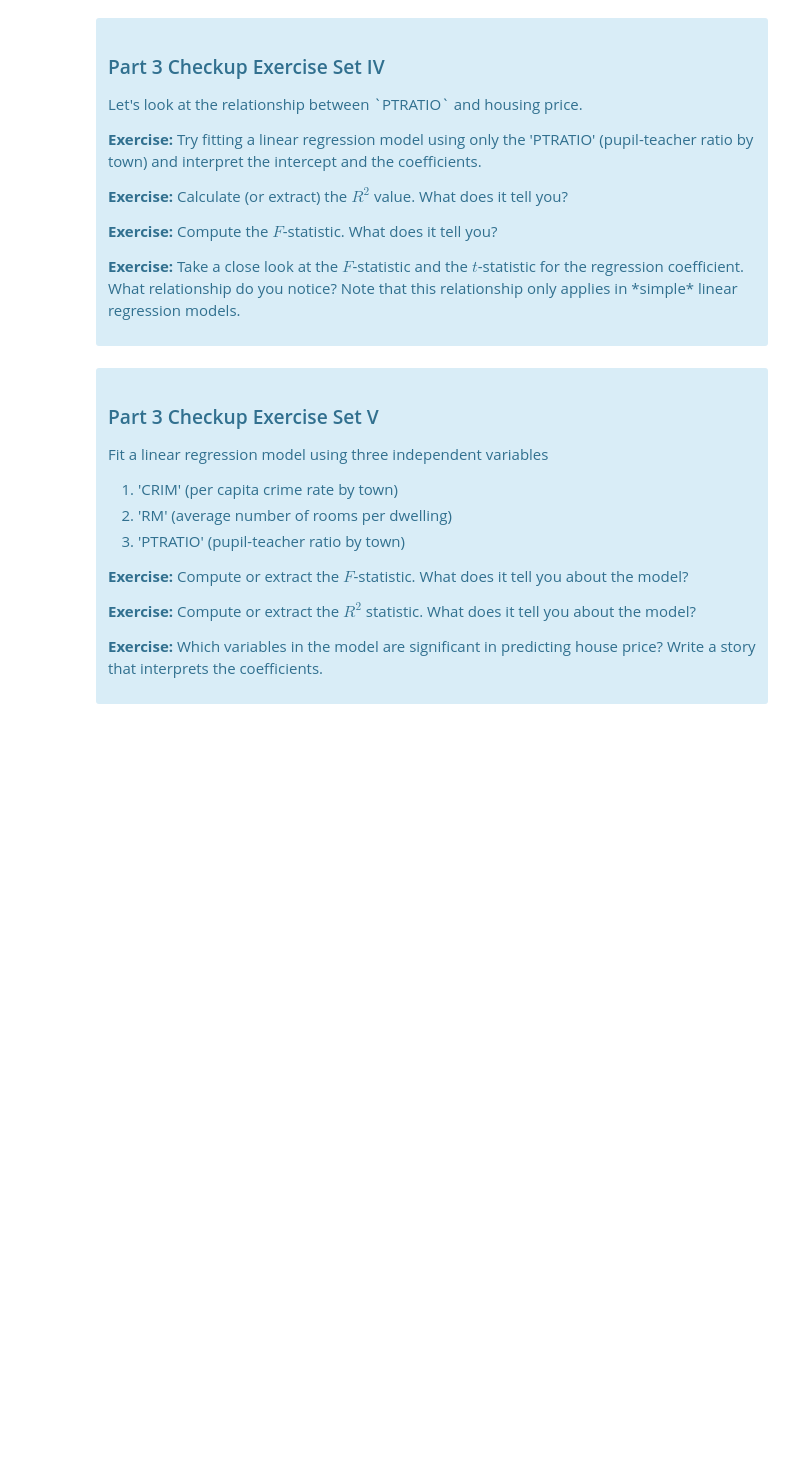
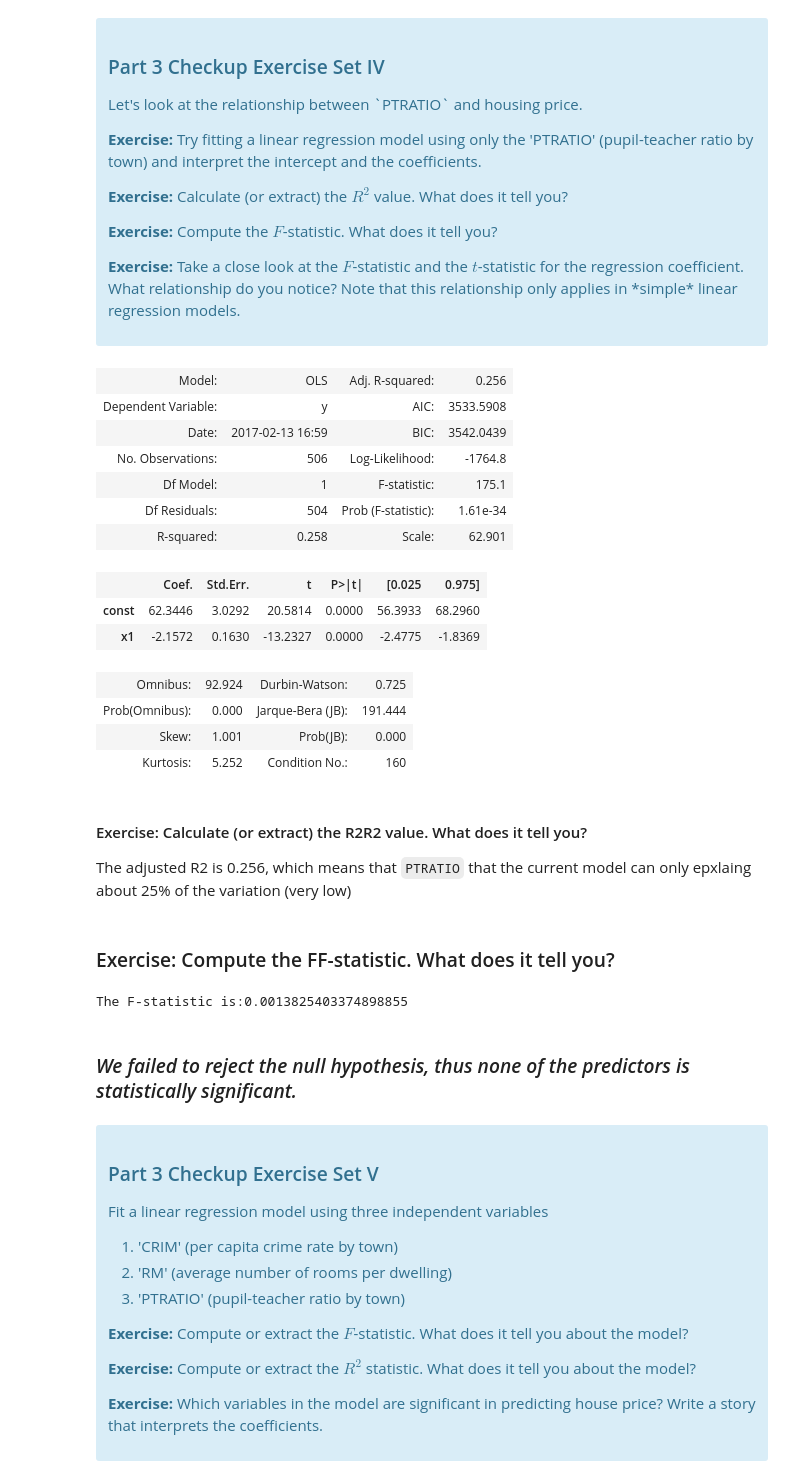
Before and after one commit to JCardenasRdz/SpringBoard, a Jupyter notebook: Projects/15_Linear_Regression/Mini_Project_Linear_Regression_Solution.ipynb, the cells around one changed output. Cells and saved outputs as stored; diff of their text form; code cells hidden in the pictures; blank space fills up the shorter version.

```diff
--- a/Projects/15_Linear_Regression/Mini_Project_Linear_Regression_Solution.ipynb
+++ b/Projects/15_Linear_Regression/Mini_Project_Linear_Regression_Solution.ipynb
@@ -751,3 +749,45 @@ Once we compute the $F$-statistic, we can use the $F$-distribution with $N-K$ an
+# %%
+# your turn
+# Exercise: Try fitting a linear regression model using only the 'PTRATIO'
+# (pupil-teacher ratio by town) and interpret the intercept
+# and the coefficients.
+X=bos.PTRATIO.values; y=bos.PRICE.values;
+# add intercept
+X = sm.add_constant(X)
+# fit model
+model = sm.OLS(y, X); results = model.fit()
+results.summary2()
+# %% [output]
+| Model: | OLS | Adj. R-squared: | 0.256 |
+| Dependent Variable: | y | AIC: | 3533.5908 |
+| Date: | 2017-02-13 16:59 | BIC: | 3542.0439 |
+| No. Observations: | 506 | Log-Likelihood: | -1764.8 |
+| Df Model: | 1 | F-statistic: | 175.1 |
+| Df Residuals: | 504 | Prob (F-statistic): | 1.61e-34 |
+| R-squared: | 0.258 | Scale: | 62.901 |
+|  | Coef. | Std.Err. | t | P>|t| | [0.025 | 0.975] |
+| const | 62.3446 | 3.0292 | 20.5814 | 0.0000 | 56.3933 | 68.2960 |
+| x1 | -2.1572 | 0.1630 | -13.2327 | 0.0000 | -2.4775 | -1.8369 |
+| Omnibus: | 92.924 | Durbin-Watson: | 0.725 |
+| Prob(Omnibus): | 0.000 | Jarque-Bera (JB): | 191.444 |
+| Skew: | 1.001 | Prob(JB): | 0.000 |
+| Kurtosis: | 5.252 | Condition No.: | 160 |
+# %% [markdown]
+#### Exercise: Calculate (or extract) the R2R2 value. What does it tell you?
+The adjusted R2 is 0.256, which means that `PTRATIO` that the current model can only epxlaing
+about 25% of the variation (very low)
+# %% [markdown]
+### Exercise: Compute the FF-statistic. What does it tell you?
+# %%
+N=X.shape[0] # observations
+K=2.0        # variables
+R_2=0.258 # from table
+F=(R_2/(1-R_2)) / ((N-K-1)/K)
+print("The F-statistic is:"+str(F))
+# %% [output]
+The F-statistic is:0.0013825403374898855
+# %% [markdown]
+### *We failed to reject the null hypothesis, thus none of the predictors is statistically significant.*
 # %% [markdown]
 <div class="span5 alert alert-info">
 <h3>Part 3 Checkup Exercise Set V</h3>
```
Also changed, not shown: parts of 16 cells of this notebook.
